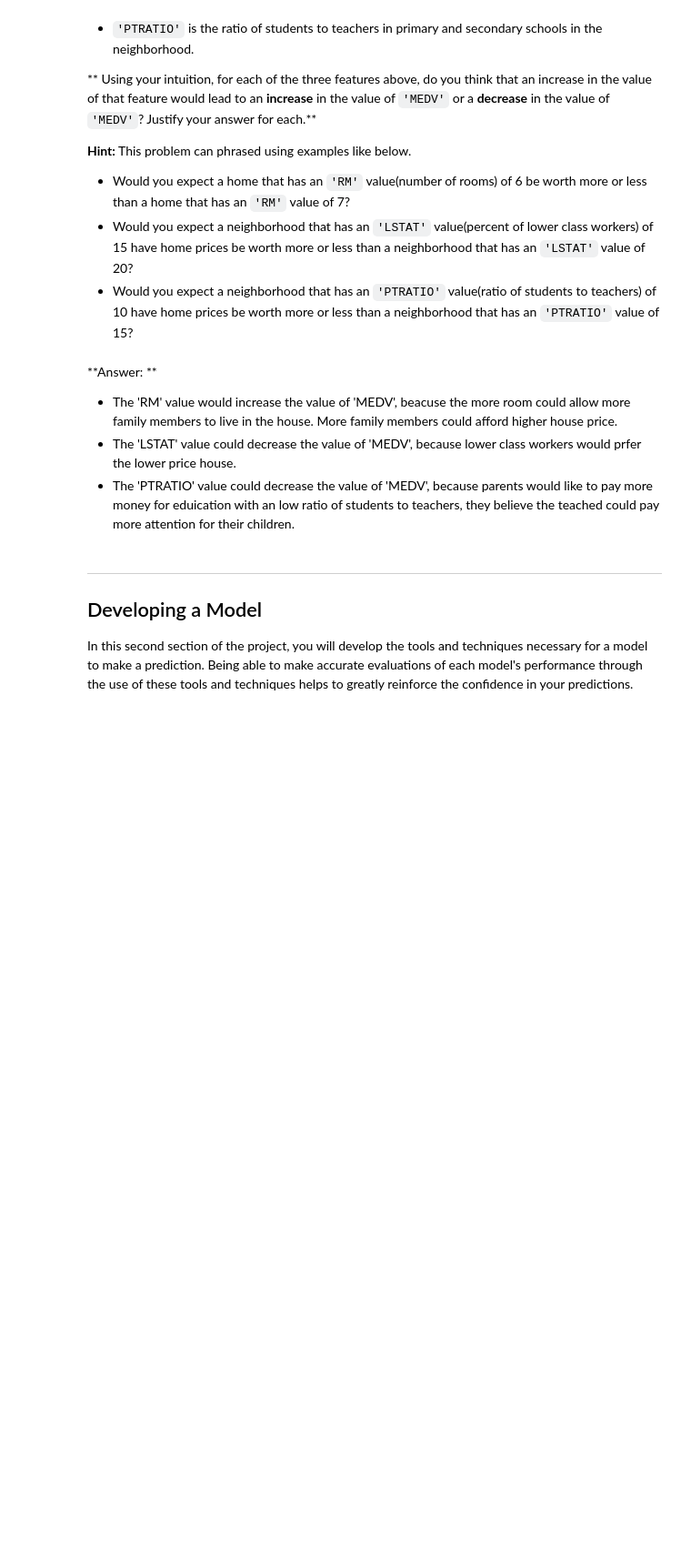
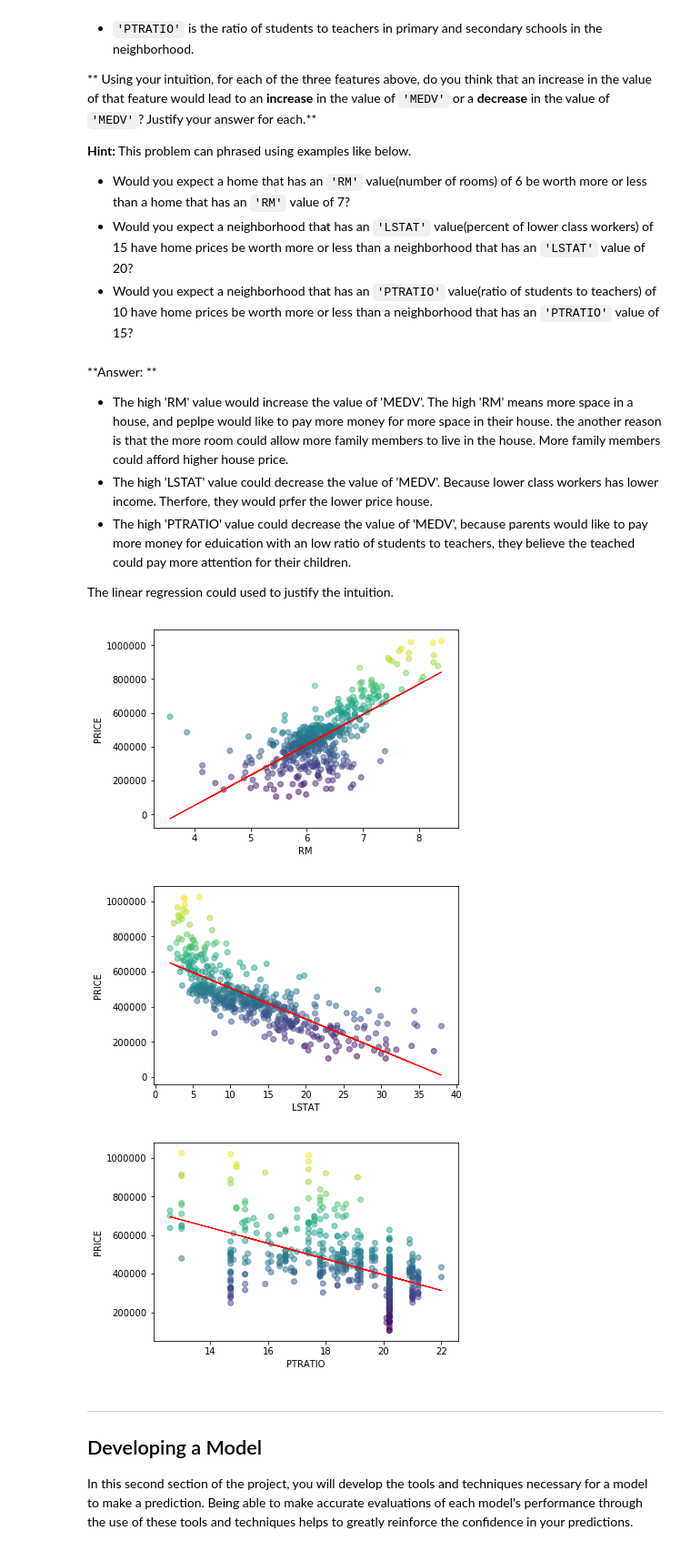
Before and after one commit to nctueric/machine-learning, a Jupyter notebook: projects/boston_housing/boston_housing.ipynb, the cells around one changed output. Shown at 91% size. Cells and saved outputs as stored; diff of their text form; code cells hidden in the pictures; blank space fills up the shorter version.

```diff
--- a/projects/boston_housing/boston_housing.ipynb
+++ b/projects/boston_housing/boston_housing.ipynb
@@ -99,9 +99,33 @@ As a reminder, we are using three features from the Boston housing dataset: `'RM
 * Would you expect a neighborhood that has an `'PTRATIO'` value(ratio of students to teachers) of 10 have home prices be worth more or less than a neighborhood that has an `'PTRATIO'` value of 15?
 # %% [markdown]
 **Answer: **
-- The 'RM' value would increase the value of 'MEDV', beacuse the more room could allow more family members to live in the house. More family members could afford higher house price.
-- The 'LSTAT' value could decrease the value of 'MEDV', because lower class workers would prfer the lower price house.
-- The 'PTRATIO' value could decrease the value of 'MEDV', because parents would like to pay more money for eduication with an low ratio of students to teachers, they believe the teached could pay more attention for their children.
+- The high 'RM' value would increase the value of 'MEDV'. The high 'RM' means more space in a house, and peplpe would like to pay more money for more space in their house. the another reason is that the more room could allow more family members to live in the house. More family members could afford higher house price.
+- The high 'LSTAT' value could decrease the value of 'MEDV'. Because lower class workers has lower income. Therfore, they would prfer the lower price house.
+- The high 'PTRATIO' value could decrease the value of 'MEDV', because parents would like to pay more money for eduication with an low ratio of students to teachers, they believe the teached could pay more attention for their children.
+
+The linear regression could used to justify the intuition.
+# %%
+import matplotlib.pyplot as plt
+from sklearn.linear_model import LinearRegression
+
+def justify_intuition(data, feature_name):
+    reg = LinearRegression()
+    features = data[feature_name].values.reshape(-1, 1)
+    reg.fit(features, prices)
+    plt.plot(features, reg.predict(features), color='red', linewidth=1)
+    plt.scatter(features, prices, alpha=0.5, c=prices)
+    plt.xlabel(feature_name)
+    plt.ylabel('PRICE')
+    plt.show()
+
+# show relationship for each feature
+justify_intuition(data, 'RM')
+justify_intuition(data, 'LSTAT')
+justify_intuition(data, 'PTRATIO')
+# %% [output]
+[figure, added]
+[figure, added]
+[figure, added]
 # %% [markdown]
 ----
 
```
Also changed, not shown: parts of 30 cells of this notebook.
